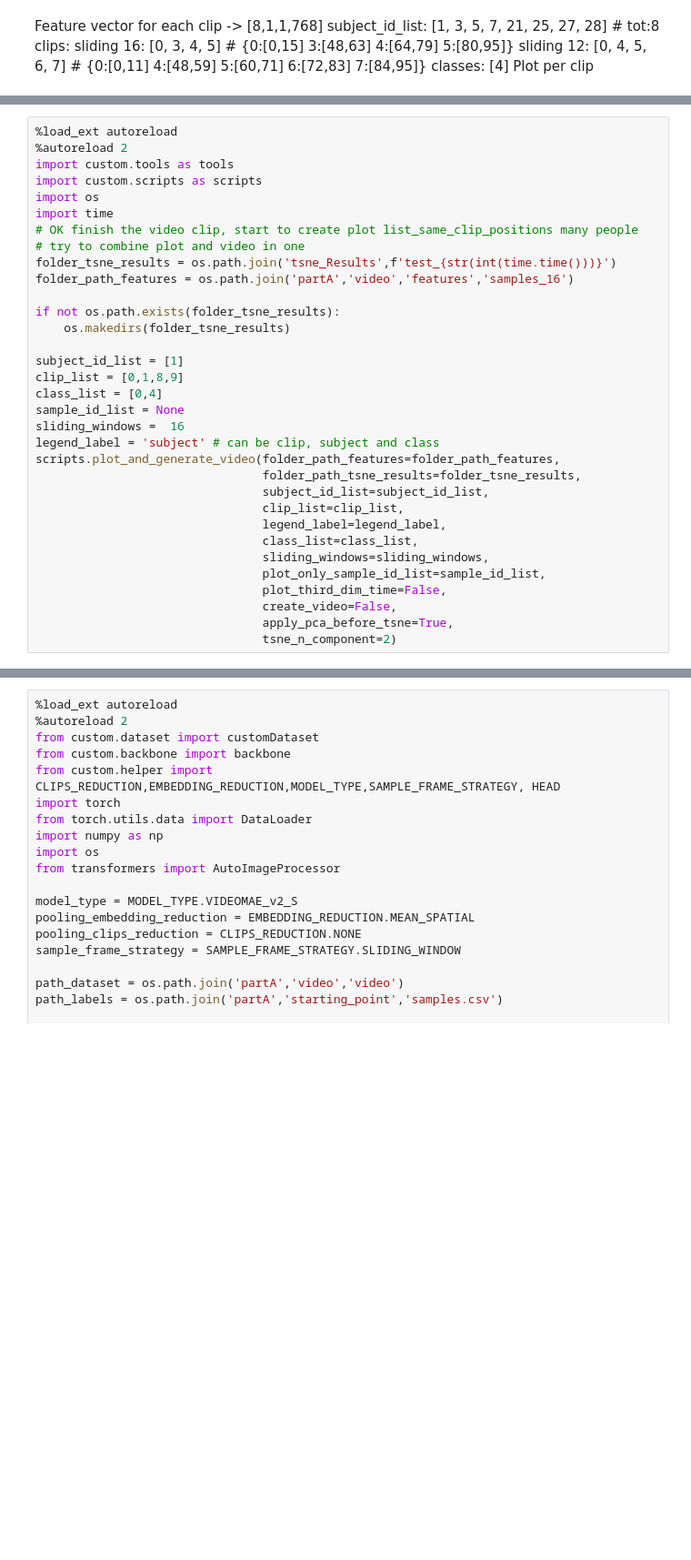
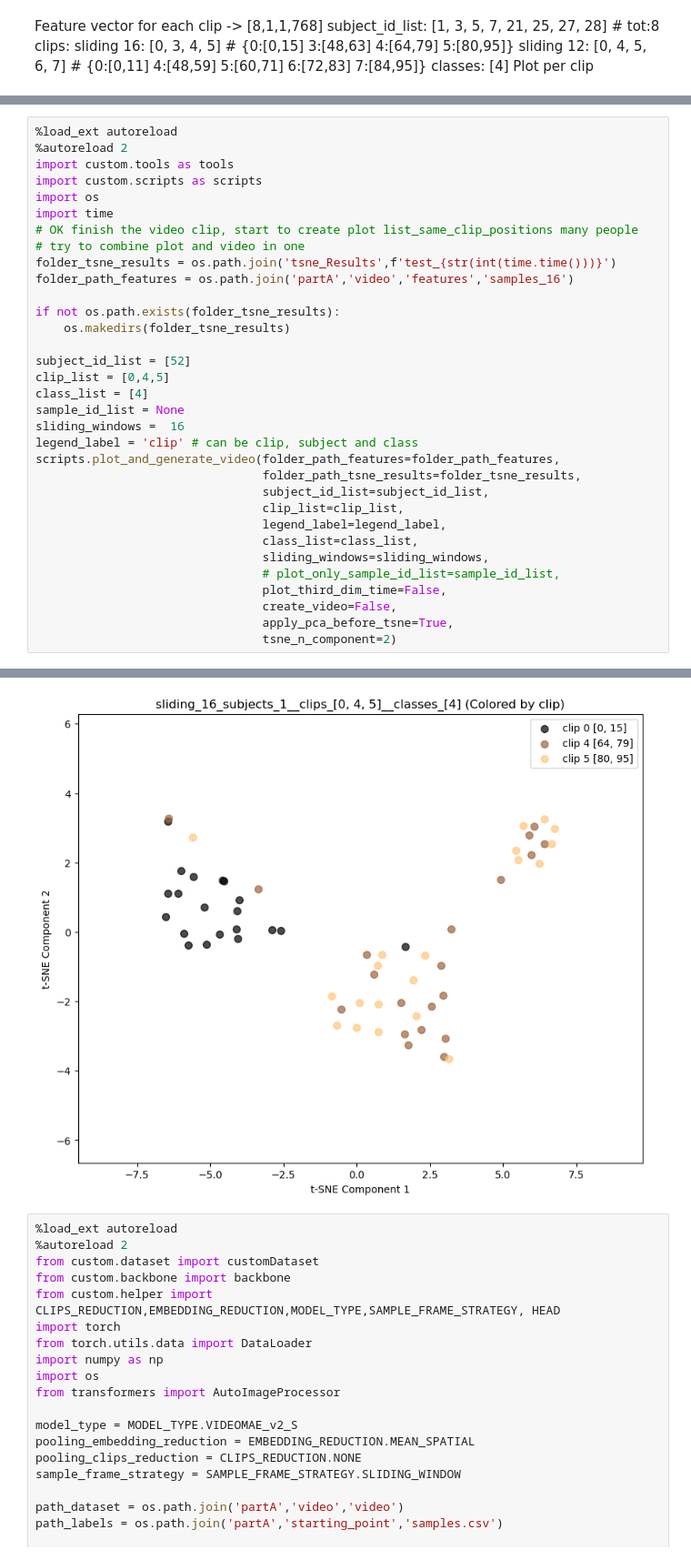
Before and after one commit to villifCoder559/PainAssessmentVideo, a Jupyter notebook: test.ipynb, the cells around one changed output, grey strips where cells are left out. Shown at 91% size. Saved outputs shown, nothing was run; the diff lists cells and outputs as text; blank space fills up the shorter version.

```diff
--- a/test.ipynb
+++ b/test.ipynb
@@ -135,12 +155,12 @@ folder_path_features = os.path.join('partA','video','features','samples_16')
 if not os.path.exists(folder_tsne_results):
     os.makedirs(folder_tsne_results)
 
-subject_id_list = [1]
-clip_list = [0,1,8,9]
-class_list = [0,4]
+subject_id_list = [52]
+clip_list = [0,4,5]
+class_list = [4]
 sample_id_list = None
 sliding_windows =  16
-legend_label = 'subject' # can be clip, subject and class
+legend_label = 'clip' # can be clip, subject and class
 scripts.plot_and_generate_video(folder_path_features=folder_path_features,
                                 folder_path_tsne_results=folder_tsne_results,
                                 subject_id_list=subject_id_list,
@@ -148,7 +168,7 @@ scripts.plot_and_generate_video(folder_path_features=folder_path_features,
                                 legend_label=legend_label,
                                 class_list=class_list,
                                 sliding_windows=sliding_windows,
-                                plot_only_sample_id_list=sample_id_list,
+                                # plot_only_sample_id_list=sample_id_list,
                                 plot_third_dim_time=False,
                                 create_video=False,
                                 apply_pca_before_tsne=True,
@@ -172,3 +195,4 @@ KeyboardInterrupt:
+[figure, added]
 # %%
 %load_ext autoreload
 %autoreload 2
```
Also changed, not shown: parts of 2 cells of this notebook.
